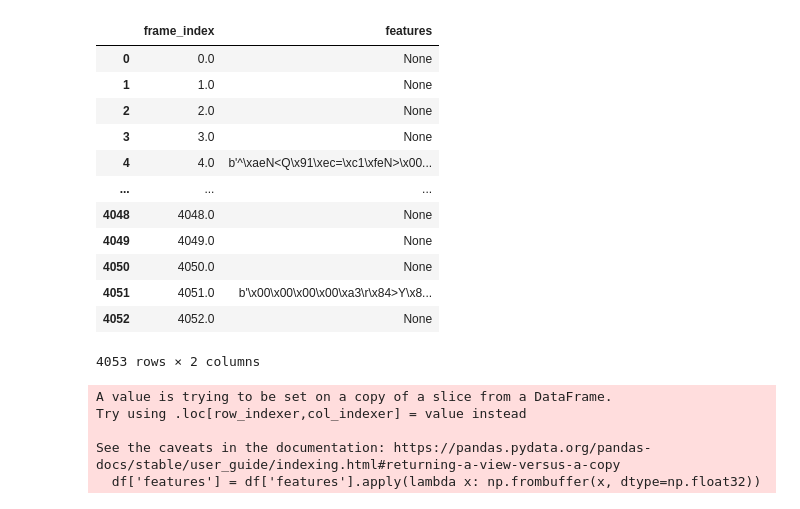
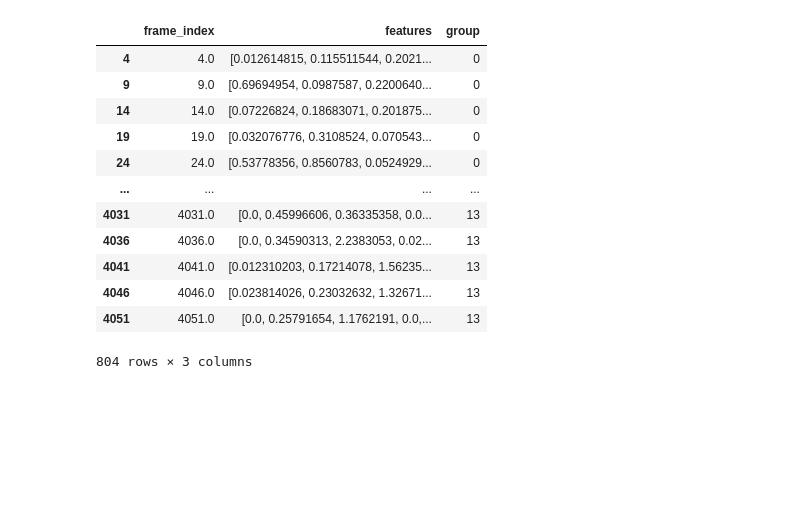
Before and after one commit to jackmead515/fix-dive, a Jupyter notebook: research/preprocess/cluster.ipynb, the cells around one changed output. Cells and saved outputs as stored; diff of their text form; code cells hidden in the pictures; blank space fills up the shorter version.

```diff
--- a/research/preprocess/cluster.ipynb
+++ b/research/preprocess/cluster.ipynb
@@ -1,41 +1,49 @@
 # %%
+import logging
+import warnings
+
+warnings.filterwarnings("ignore", category=FutureWarning)
+
+# disable scikit-learn warnings
+logger = logging.getLogger('sklearn')
+logger.setLevel(logging.ERROR)
+
 import pandas as pd
 import numpy as np
 from matplotlib import pyplot as plt
 from sklearn.decomposition import PCA
-from sklearn.preprocessing import StandardScaler
+from sklearn.preprocessing import StandardScaler, MinMaxScaler
 from sklearn.pipeline import Pipeline
 from sklearn.cluster import KMeans
 import cv2
 
 url = 'http://minio-api.kubby.ninja/fix-dive-storage/projects/1234567890/features/features/features.gzip.parquet'
+#url = 'http://minio-api.kubby.ninja/fix-dive-storage/projects/1234567890/features/preprocess/preprocess.gzip.parquet'
 
 df = pd.read_parquet(url)
 
+# filter out all nan values
+df = df.dropna()
+
+df = df[df['features'].notnull()]
+df['features'] = df['features'].apply(lambda x: np.frombuffer(x, dtype=np.float32))
+
+# group every 5 seconds (5 * 60 = 300)
+df['group'] = df['frame_index'].apply(lambda x: int(x / 300))
+
 df
 # %% [output]
-|  | frame_index | features |
-| 0 | 0.0 | None |
-| 1 | 1.0 | None |
-| 2 | 2.0 | None |
-| 3 | 3.0 | None |
-| 4 | 4.0 | b'^\xaeN<Q\x91\xec=\xc1\xfeN>\x00... |
-| ... | ... | ... |
-| 4048 | 4048.0 | None |
-| 4049 | 4049.0 | None |
-| 4050 | 4050.0 | None |
-| 4051 | 4051.0 | b'\x00\x00\x00\x00\xa3\r\x84>Y\x8... |
-| 4052 | 4052.0 | None |
+|  | frame_index | features | group |
+| 4 | 4.0 | [0.012614815, 0.115511544, 0.2021... | 0 |
+| 9 | 9.0 | [0.69694954, 0.0987587, 0.2200640... | 0 |
+| 14 | 14.0 | [0.07226824, 0.18683071, 0.201875... | 0 |
+| 19 | 19.0 | [0.032076776, 0.3108524, 0.070543... | 0 |
+| 24 | 24.0 | [0.53778356, 0.8560783, 0.0524929... | 0 |
+| ... | ... | ... | ... |
+| 4031 | 4031.0 | [0.0, 0.45996606, 0.36335358, 0.0... | 13 |
+| 4036 | 4036.0 | [0.0, 0.34590313, 2.2383053, 0.02... | 13 |
+| 4041 | 4041.0 | [0.012310203, 0.17214078, 1.56235... | 13 |
+| 4046 | 4046.0 | [0.023814026, 0.23032632, 1.32671... | 13 |
+| 4051 | 4051.0 | [0.0, 0.25791654, 1.1762191, 0.0,... | 13 |
-4053 rows × 2 columns
+804 rows × 3 columns
-# %%
-# filter out nulls
-df = df[df['features'].notnull()]
-
-df['features'] = df['features'].apply(lambda x: np.frombuffer(x, dtype=np.float32))
-# %% [output]
-A value is trying to be set on a copy of a slice from a DataFrame.
-Try using .loc[row_indexer,col_indexer] = value instead
-
-See the caveats in the documentation: https://pandas.pydata.org/pandas-docs/stable/user_guide/indexing.html#returning-a-view-versus-a-copy
-  df['features'] = df['features'].apply(lambda x: np.frombuffer(x, dtype=np.float32))
 # %%
```
Also changed, not shown: parts of 9 cells of this notebook, 4 other files.
